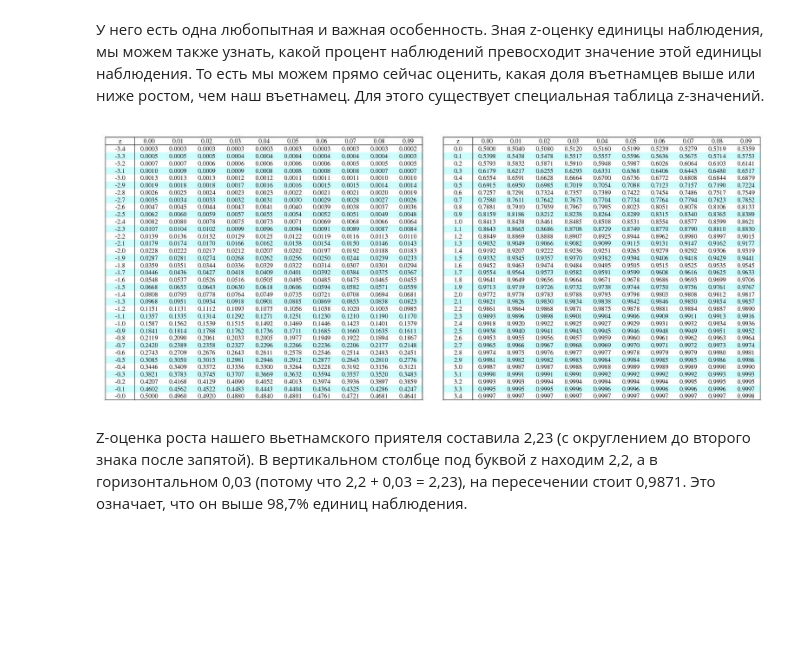
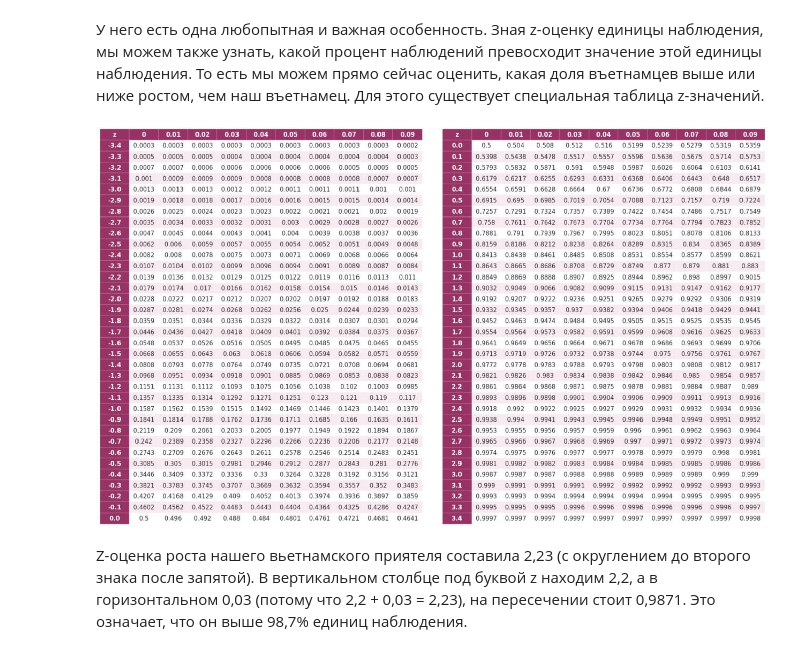
Before and after one commit to mishaberegov/statistics, a Jupyter notebook: Статистика_для_нубов.ipynb, the cells around one changed output. Saved outputs shown, nothing was run; the diff lists cells and outputs as text; code cells hidden in the pictures; blank space fills up the shorter version.

```diff
--- a/Статистика_для_нубов.ipynb
+++ b/Статистика_для_нубов.ipynb
@@ -498,9 +505,8 @@ plt.show()
 У него есть одна любопытная и важная особенность. Зная z-оценку единицы наблюдения, мы можем также узнать, какой процент наблюдений превосходит значение этой единицы наблюдения. То есть мы можем прямо сейчас оценить, какая доля въетнамцев выше или ниже ростом, чем наш въетнамец. Для этого существует специальная таблица z-значений.
 # %%
 from IPython.display import Image
-Image("z-table-min.jpg", width=1000)
-#https://statistics.laerd.com/statistical-guides/img/normal-table-large.png
+Image("z-table.jpg", width=1000)
 # %% [output]
-[figure, old version]
+[figure, new version]
 # %% [markdown]
 Z-оценка роста нашего вьетнамского приятеля составила 2,23 (с округлением до второго знака после запятой). В вертикальном столбце под буквой z находим 2,2, а в горизонтальном 0,03 (потому что 2,2 + 0,03 = 2,23), на пересечении стоит 0,9871. Это означает, что он выше 98,7% единиц наблюдения.
```
Also changed, not shown: parts of 96 cells of this notebook.
